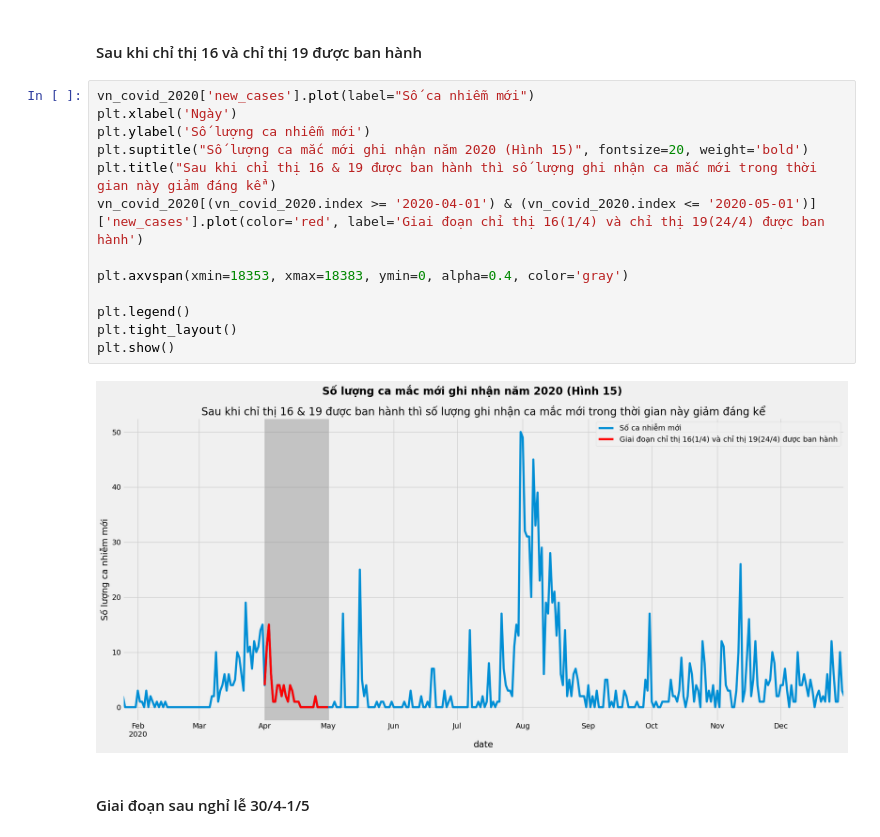
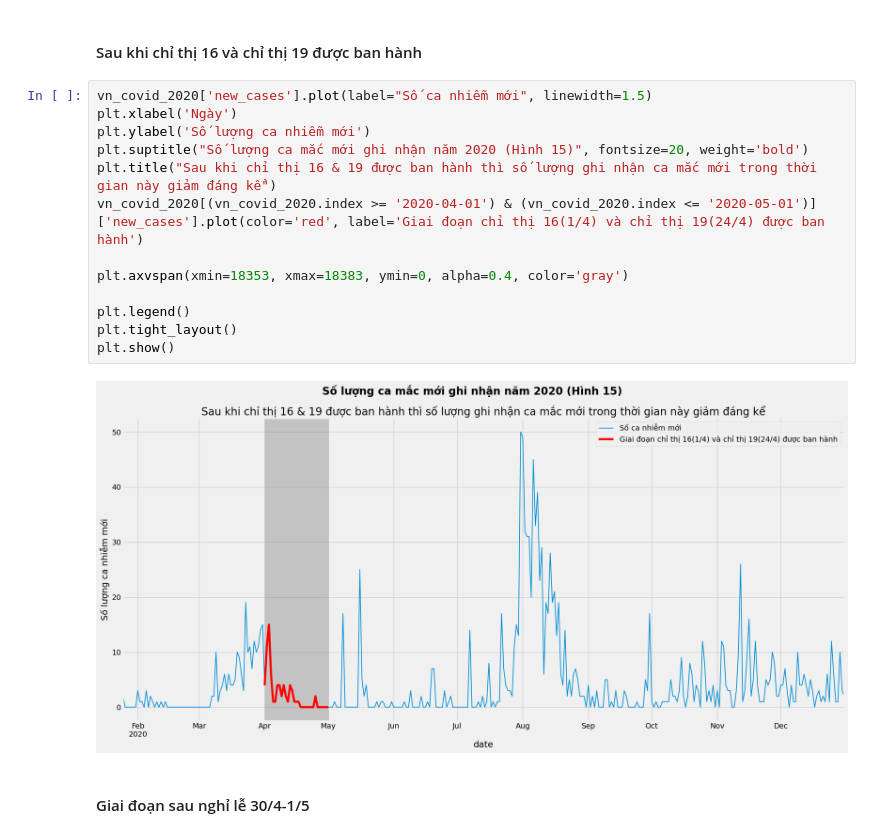
Before and after one commit to manh0387/BTL_LapTrinhAI, a Jupyter notebook: data_analyst.ipynb, the cells around one changed output. Saved outputs shown, nothing was run; the diff lists cells and outputs as text.

```diff
--- a/data_analyst.ipynb
+++ b/data_analyst.ipynb
@@ -541,20 +706,20 @@ plt.show()
 # %% [markdown]
 #### Sau khi chỉ thị 16 và chỉ thị 19 được ban hành
 # %%
-vn_covid_2020['new_cases'].plot(label="Số ca nhiễm mới")
+vn_covid_2020['new_cases'].plot(label="Số ca nhiễm mới", linewidth=1.5)
 plt.xlabel('Ngày')
 plt.ylabel('Số lượng ca nhiễm mới')
 plt.suptitle("Số lượng ca mắc mới ghi nhận năm 2020 (Hình 15)", fontsize=20, weight='bold')
 plt.title("Sau khi chỉ thị 16 & 19 được ban hành thì số lượng ghi nhận ca mắc mới trong thời gian này giảm đáng kể")
 vn_covid_2020[(vn_covid_2020.index >= '2020-04-01') & (vn_covid_2020.index <= '2020-05-01')]['new_cases'].plot(color='red', label='Giai đoạn chỉ thị 16(1/4) và chỉ thị 19(24/4) được ban hành')
 
 plt.axvspan(xmin=18353, xmax=18383, ymin=0, alpha=0.4, color='gray')
 
 plt.legend()
 plt.tight_layout()
 plt.show()
 # %% [output]
-[figure, old version]
+[figure, new version]
 # %% [markdown]
 #### Giai đoạn sau nghỉ lễ 30/4-1/5
 # %%
```
Also changed, not shown: parts of 38 cells of this notebook.
